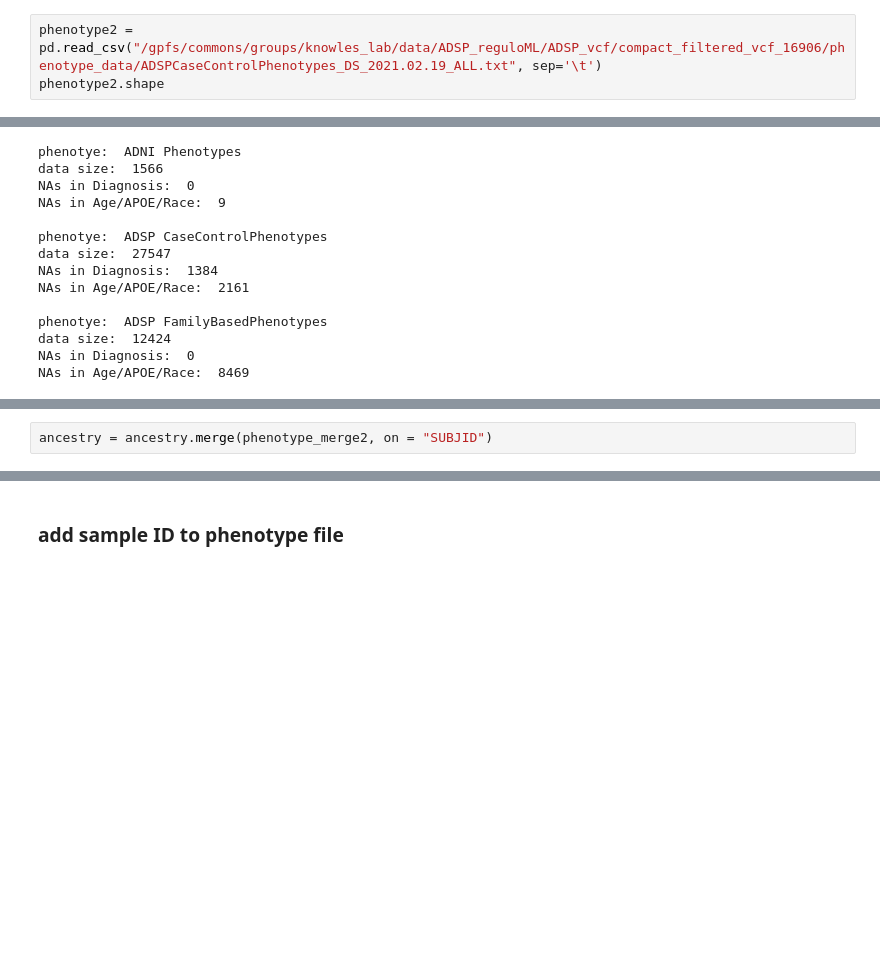
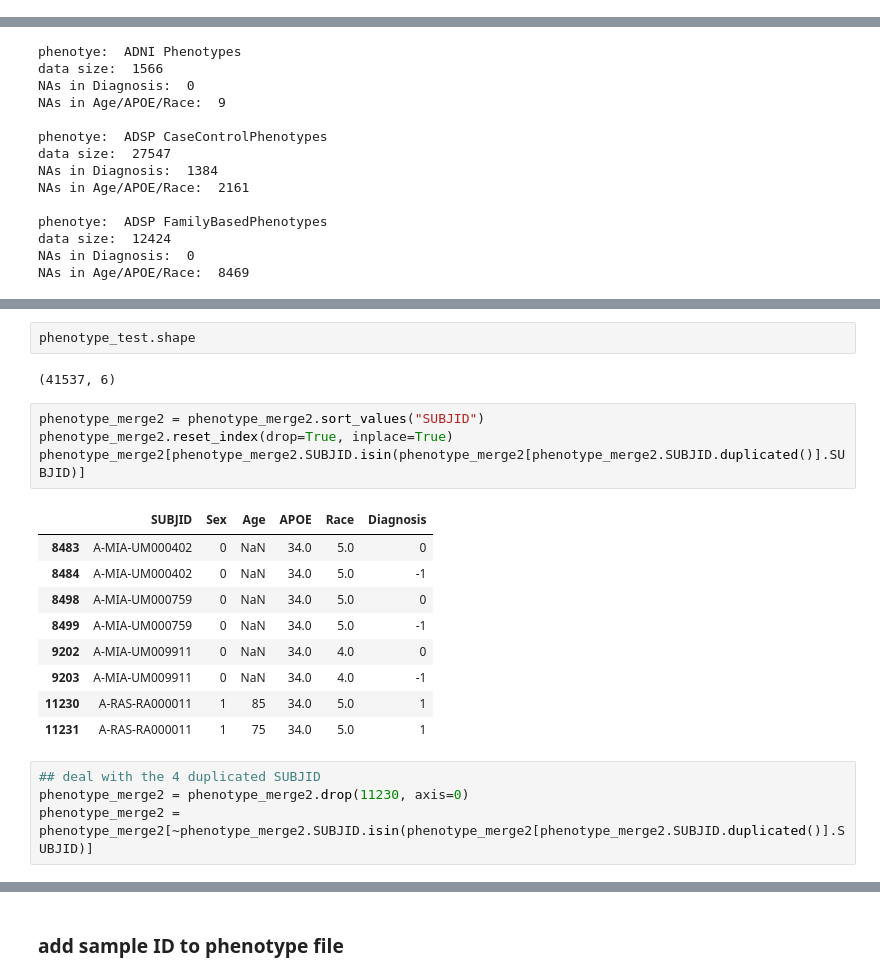
Before and after one commit to teresa-sansan/ADSP_polyfun, a Jupyter notebook: merge_phenotype_ancestry.ipynb, the cells around one changed output, grey strips where cells are left out. Drawn from its saved outputs; the diff is of its cells as text; blank space fills up the shorter version.

```diff
--- a/merge_phenotype_ancestry.ipynb
+++ b/merge_phenotype_ancestry.ipynb
@@ -85,3 +60,0 @@ ancestry[ancestry.SUBJID.isin(phenotype.SUBJID)].shape
-# %%
-phenotype2 = pd.read_csv("/gpfs/commons/groups/knowles_lab/data/ADSP_reguloML/ADSP_vcf/compact_filtered_vcf_16906/phenotype_data/ADSPCaseControlPhenotypes_DS_2021.02.19_ALL.txt", sep='\t')
-phenotype2.shape
@@ -200,2 +114,0 @@ ancestry.shape
-# %%
-ancestry = ancestry.merge(phenotype_merge2, on = "SUBJID")
@@ -308,0 +187,22 @@ phenotype.reset_index(drop=True, inplace=True)
+# %%
+phenotype_test.shape
+# %% [output]
+(41537, 6)
+# %%
+phenotype_merge2 = phenotype_merge2.sort_values("SUBJID")
+phenotype_merge2.reset_index(drop=True, inplace=True)
+phenotype_merge2[phenotype_merge2.SUBJID.isin(phenotype_merge2[phenotype_merge2.SUBJID.duplicated()].SUBJID)]
+# %% [output]
+|  | SUBJID | Sex | Age | APOE | Race | Diagnosis |
+| 8483 | A-MIA-UM000402 | 0 | NaN | 34.0 | 5.0 | 0 |
+| 8484 | A-MIA-UM000402 | 0 | NaN | 34.0 | 5.0 | -1 |
+| 8498 | A-MIA-UM000759 | 0 | NaN | 34.0 | 5.0 | 0 |
+| 8499 | A-MIA-UM000759 | 0 | NaN | 34.0 | 5.0 | -1 |
+| 9202 | A-MIA-UM009911 | 0 | NaN | 34.0 | 4.0 | 0 |
+| 9203 | A-MIA-UM009911 | 0 | NaN | 34.0 | 4.0 | -1 |
+| 11230 | A-RAS-RA000011 | 1 | 85 | 34.0 | 5.0 | 1 |
+| 11231 | A-RAS-RA000011 | 1 | 75 | 34.0 | 5.0 | 1 |
+# %%
+## deal with the 4 duplicated SUBJID
+phenotype_merge2 = phenotype_merge2.drop(11230, axis=0)
+phenotype_merge2 = phenotype_merge2[~phenotype_merge2.SUBJID.isin(phenotype_merge2[phenotype_merge2.SUBJID.duplicated()].SUBJID)]
```
Also changed, not shown: parts of 57 cells of this notebook.
